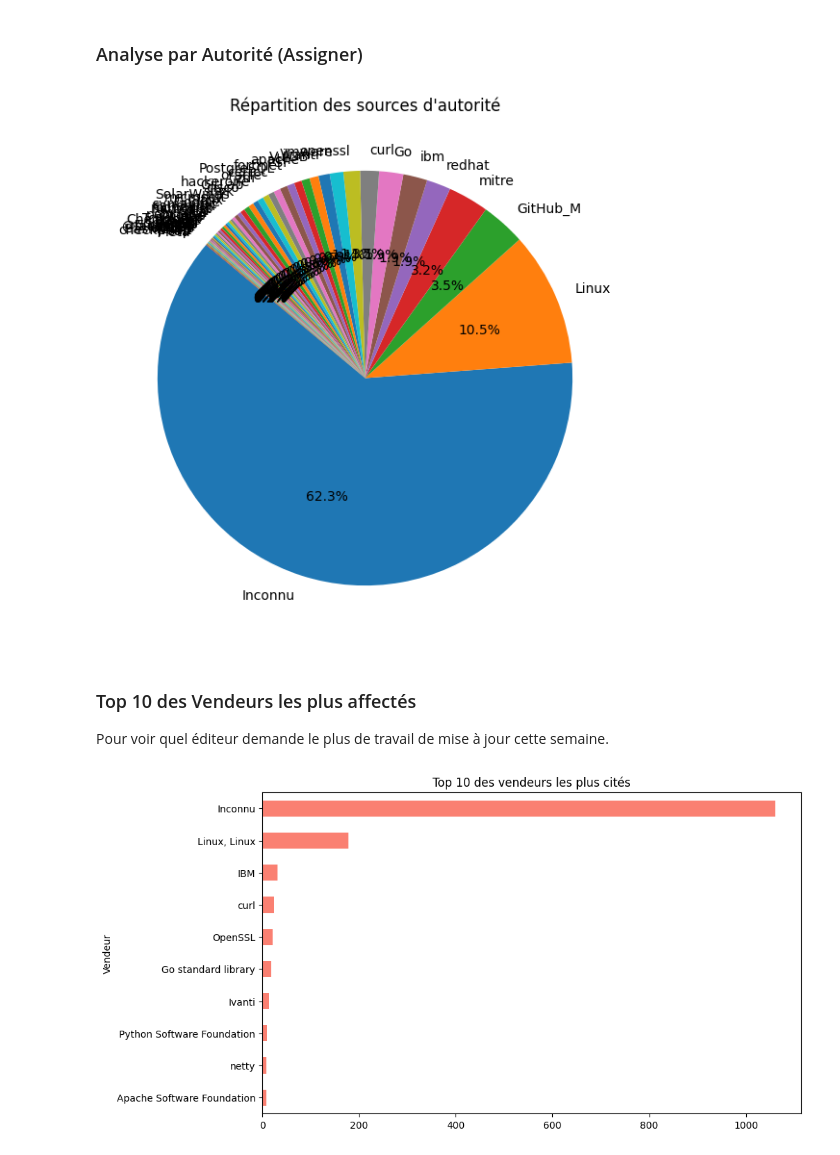
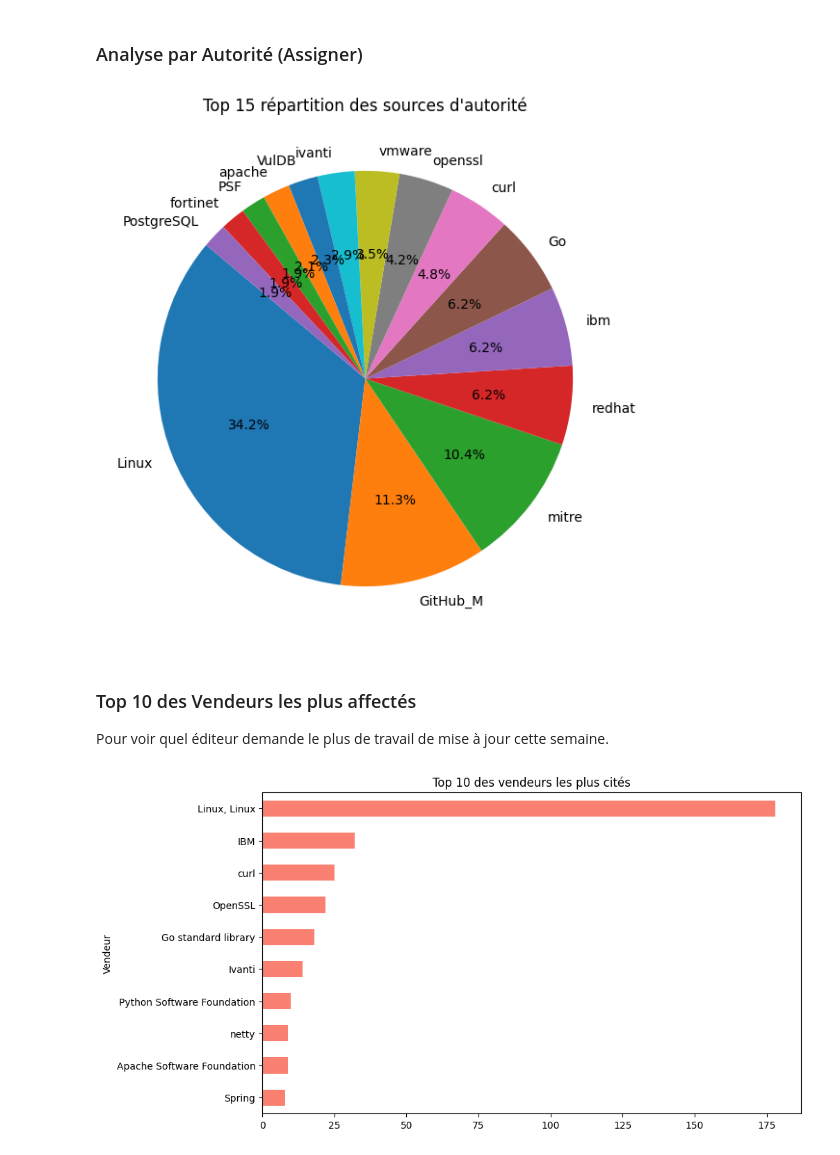
Before and after one commit to Warrikard/Analyse-Bulletins-ANSSI, a Jupyter notebook: notebooks/analyse_data.ipynb, the cells around one changed output. Saved outputs shown, nothing was run; the diff lists cells and outputs as text; code cells hidden in the pictures.

```diff
--- a/notebooks/analyse_data.ipynb
+++ b/notebooks/analyse_data.ipynb
@@ -57,13 +57,15 @@ plt.show()
 # %% [markdown]
 ### Analyse par Autorité (Assigner)
 # %%
+# On filtre pour ne garder que les lignes où l'organisation n'est pas "Inconnu"
+df = df[df["Organisation d'autorité"] != "Inconnu"]
 plt.figure(figsize=(7, 7))
-df["Organisation d'autorité"].value_counts().plot(kind='pie', autopct='%1.1f%%', startangle=140)
-plt.title("Répartition des sources d'autorité")
+df["Organisation d'autorité"].value_counts().head(15).plot(kind='pie', autopct='%1.1f%%', startangle=140)
+plt.title("Top 15 répartition des sources d'autorité")
 plt.ylabel('')
 plt.show()
 # %% [output]
-[figure, old version]
+[figure, new version]
 # %% [markdown]
 ### Top 10 des Vendeurs les plus affectés
 
@@ -75,5 +77,5 @@ plt.gca().invert_yaxis() # Pour avoir le plus gros en haut
 plt.title('Top 10 des vendeurs les plus cités')
 plt.show()
 # %% [output]
-[figure, old version]
+[figure, new version]
 # %%
```
Also changed, not shown: parts of 4 cells of this notebook, 1 other file.
